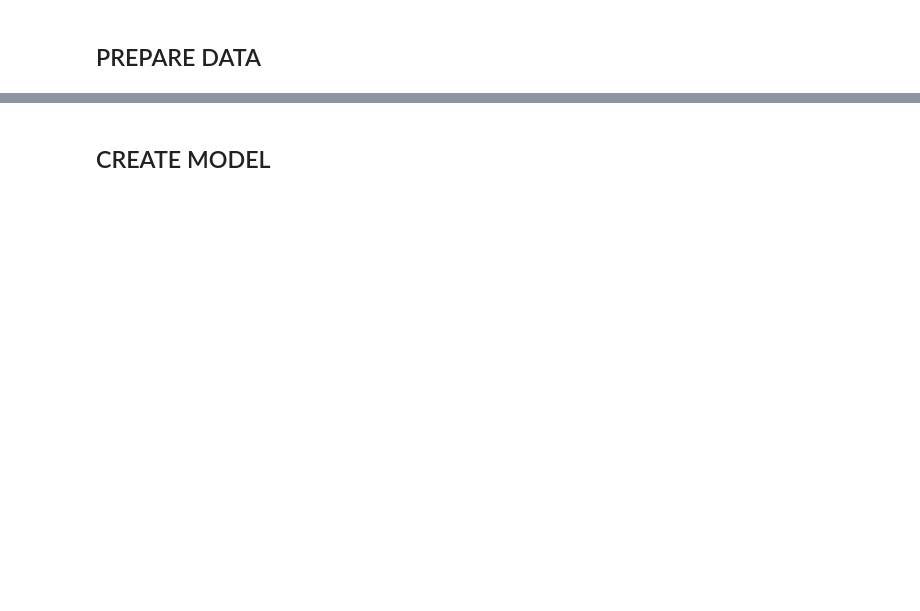
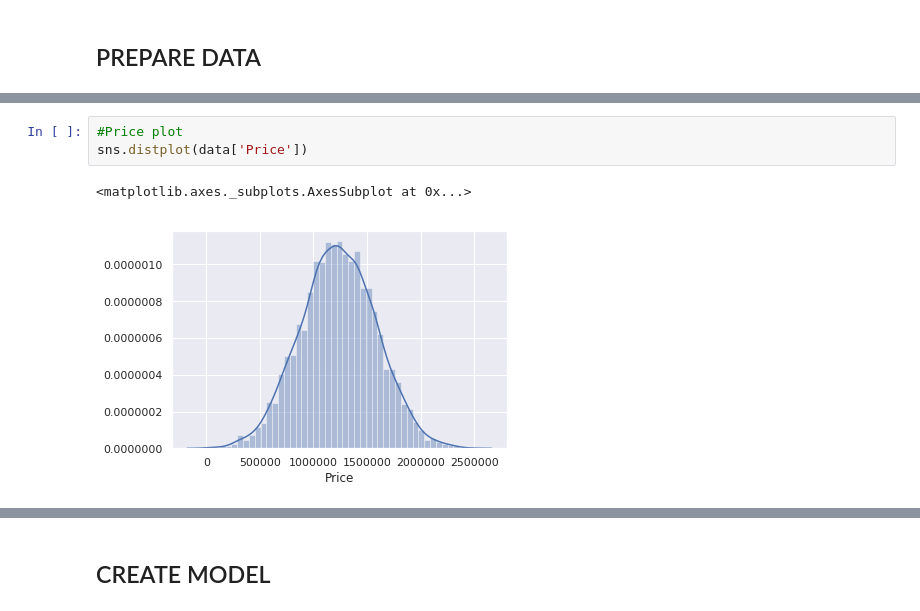
Before and after one commit to Przemoo16/TensorFlow-House-Price-Prediction, a Jupyter notebook: HousingDataTensorflow.ipynb, the cells around one changed output, grey strips where cells are left out. Saved outputs shown, nothing was run; the diff lists cells and outputs as text; blank space fills up the shorter version.

```diff
--- a/HousingDataTensorflow.ipynb
+++ b/HousingDataTensorflow.ipynb
@@ -54,0 +77,6 @@ y_train = data['MEDV']
+# %%
+#Price plot
+sns.distplot(data['Price'])
+# %% [output]
+<matplotlib.axes._subplots.AxesSubplot at 0x...>
+[figure, added]
```
Also changed, not shown: parts of 30 cells of this notebook, 5 other files.
